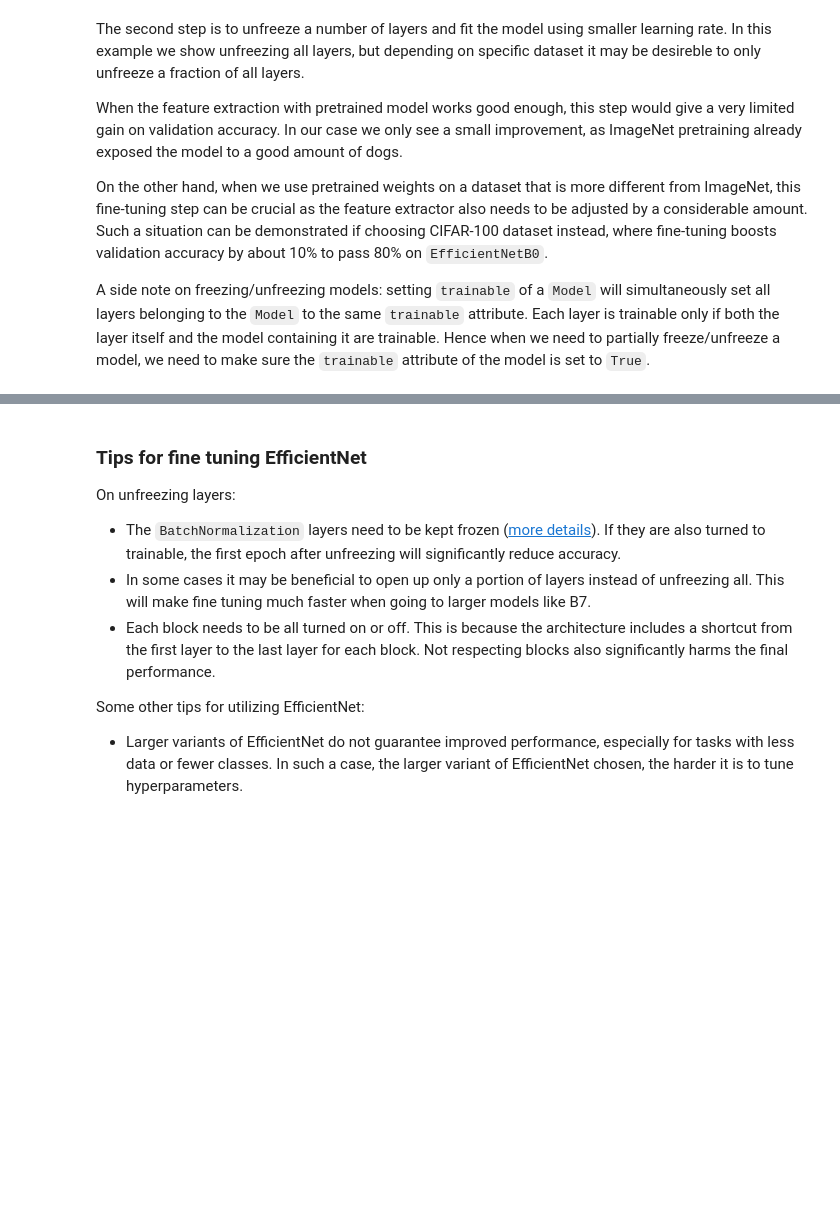
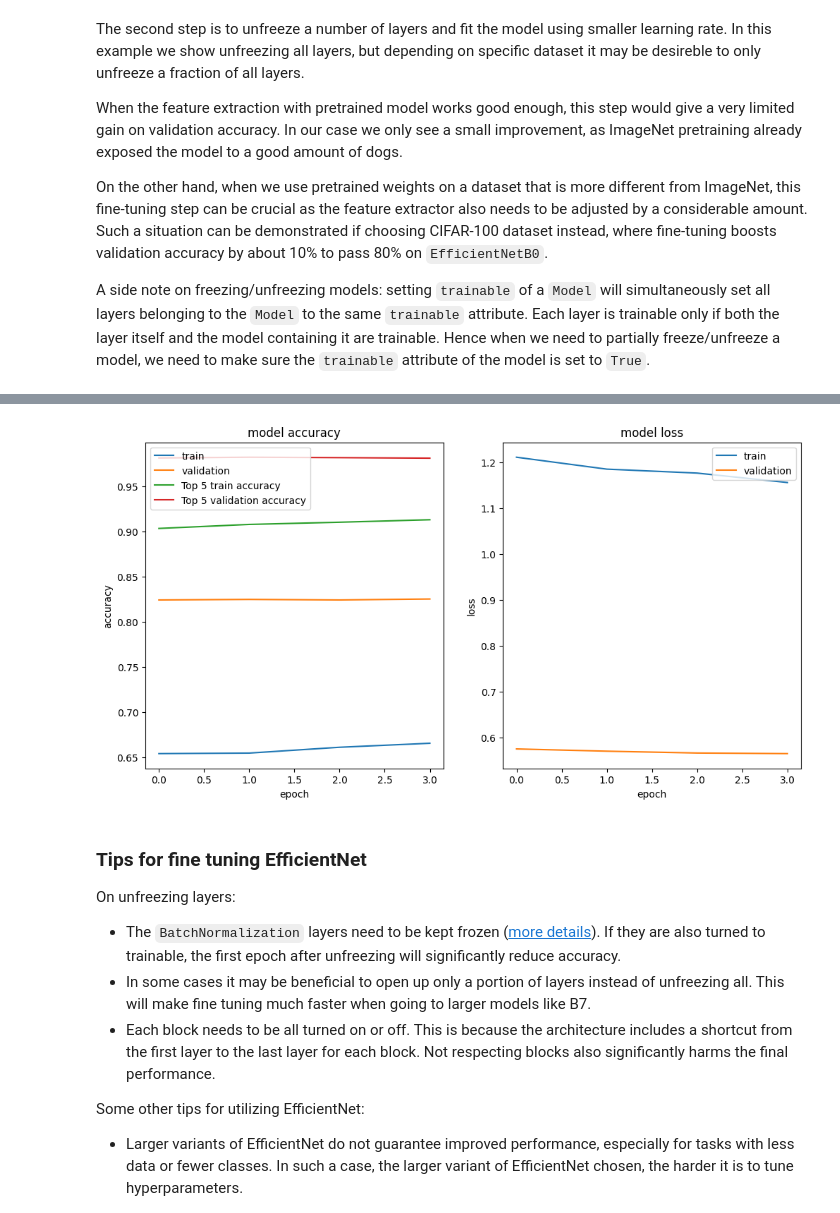
Before and after one commit to e-shevchuk/CSCI-E25, a Jupyter notebook: examples/vision/ipynb/image_classification_efficientnet_fine_tuning.ipynb, the cells around one changed output, grey strips where cells are left out. Drawn from its saved outputs; the diff is of its cells as text; code cells hidden in the pictures; blank space fills up the shorter version.

```diff
--- a/examples/vision/ipynb/image_classification_efficientnet_fine_tuning.ipynb
+++ b/examples/vision/ipynb/image_classification_efficientnet_fine_tuning.ipynb
@@ -540,5 +533,15 @@ NameError: name 'NUM_CLASSES' is not defined
 # %%
 epochs = 20 # @param {type: "slider", min:8, max:80}
-hist = model.fit(ds_train, epochs=epochs, validation_data=ds_test)
+
+@history_loader('from_pretrained_weights')
+def fit_model():
+    return model.fit(
+        ds_train,
+        epochs = epochs,
+        validation_data = ds_test,
+        callbacks = make_checkpoints
+    )
+
+hist = fit_model()
 plot_hist(hist)
 # %% [output]
@@ -668,5 +620,4 @@ NameError: name 'model' is not defined
 # %%
-
 def unfreeze_model(model):
     # We unfreeze the top 20 layers while leaving BatchNorm layers frozen
     for layer in model.layers[-20:]:
@@ -675,7 +626,9 @@ def unfreeze_model(model):
 
     optimizer = keras.optimizers.Adam(learning_rate=1e-5)
     model.compile(
-        optimizer=optimizer, loss="categorical_crossentropy", metrics=["accuracy"]
+        optimizer=optimizer,
+        loss="categorical_crossentropy",
+        metrics=["accuracy",  "top_k_categorical_accuracy"]
     )
 
 
@@ -683,4 +636,6 @@ unfreeze_model(model)
 
 epochs = 4  # @param {type: "slider", min:4, max:10}
 hist = model.fit(ds_train, epochs=epochs, validation_data=ds_test)
+
 plot_hist(hist)
+# %% [output]
@@ -687,3 +650,4 @@ plot_hist(hist)
+[figure, added]
 # %% [markdown]
 ### Tips for fine tuning EfficientNet
 
```
Also changed, not shown: parts of 23 cells of this notebook.
